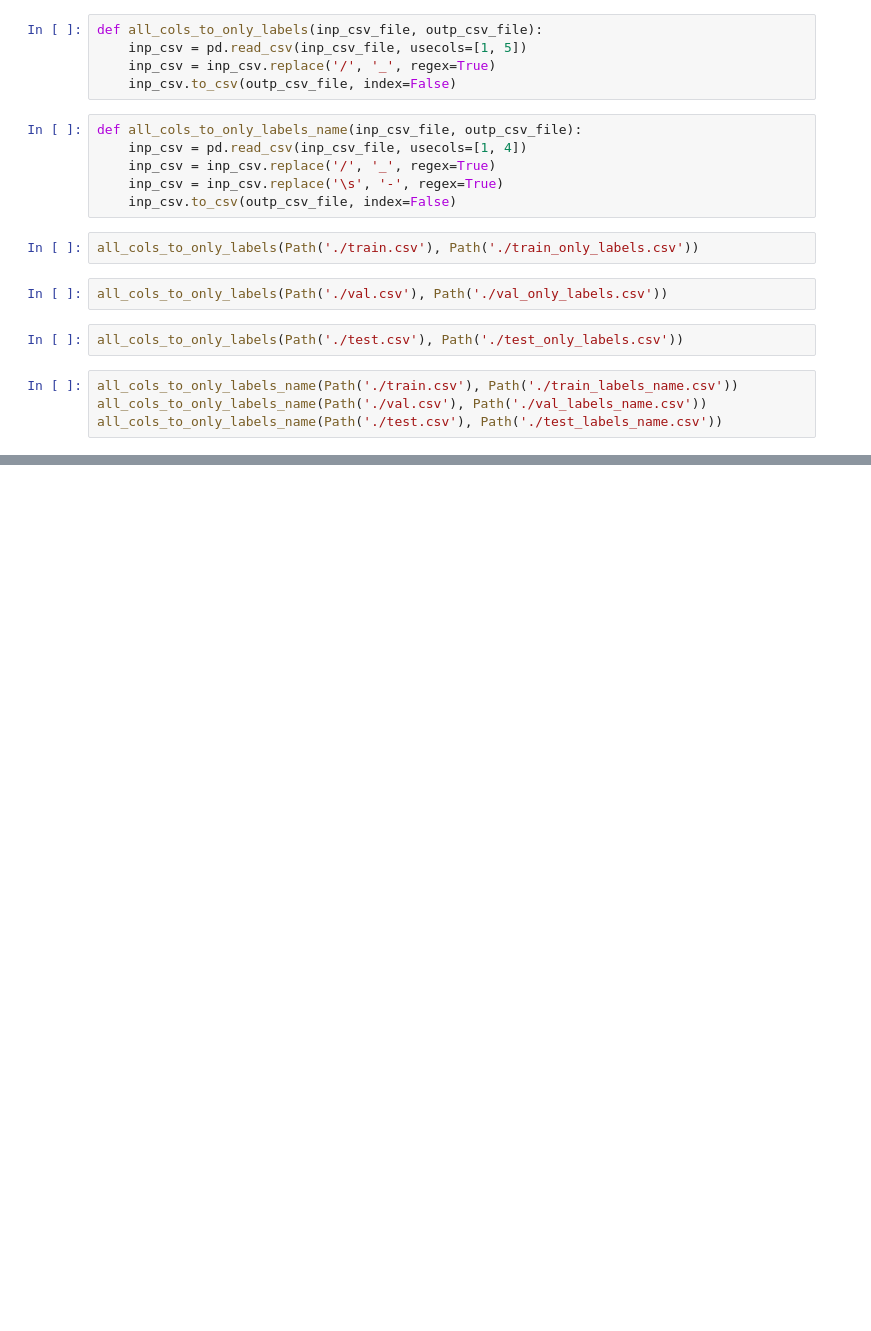
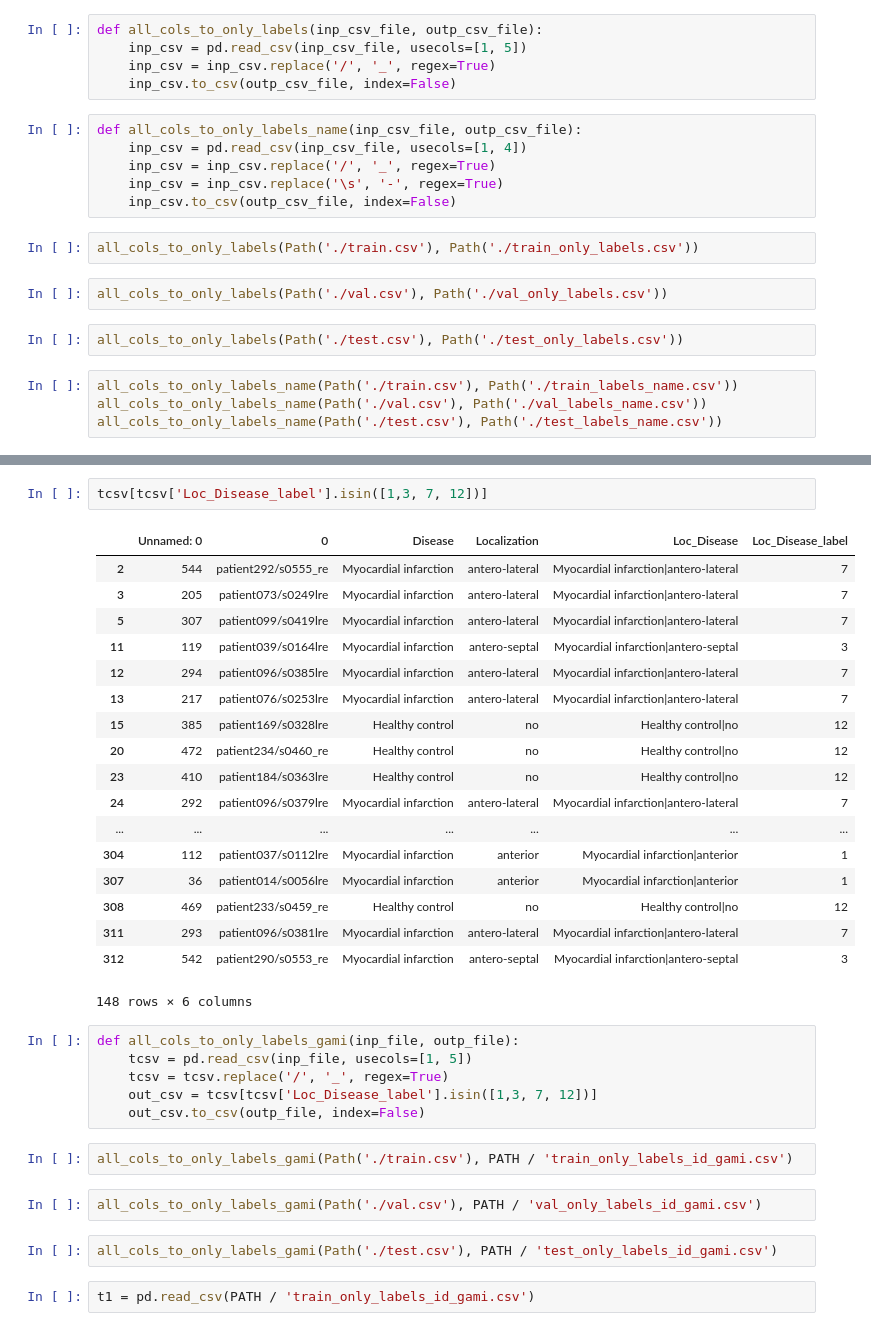
Before and after one commit to TheShadow29/btp-cv, a Jupyter notebook: code/preproc/create_csv.ipynb, the cells around one changed output, grey strips where cells are left out. Cells and saved outputs as stored; diff of their text form; blank space fills up the shorter version.

Commit message:
Adding gami csv files

```diff
--- a/code/preproc/create_csv.ipynb
+++ b/code/preproc/create_csv.ipynb
@@ -54,0 +87,35 @@ all_cols_to_only_labels_name(Path('./test.csv'), Path('./test_labels_name.csv'))
+# %%
+tcsv[tcsv['Loc_Disease_label'].isin([1,3, 7, 12])]
+# %% [output]
+|  | Unnamed: 0 | 0 | Disease | Localization | Loc_Disease | Loc_Disease_label |
+| 2 | 544 | patient292/s0555_re | Myocardial infarction | antero-lateral | Myocardial infarction|antero-lateral | 7 |
+| 3 | 205 | patient073/s0249lre | Myocardial infarction | antero-lateral | Myocardial infarction|antero-lateral | 7 |
+| 5 | 307 | patient099/s0419lre | Myocardial infarction | antero-lateral | Myocardial infarction|antero-lateral | 7 |
+| 11 | 119 | patient039/s0164lre | Myocardial infarction | antero-septal | Myocardial infarction|antero-septal | 3 |
+| 12 | 294 | patient096/s0385lre | Myocardial infarction | antero-lateral | Myocardial infarction|antero-lateral | 7 |
+| 13 | 217 | patient076/s0253lre | Myocardial infarction | antero-lateral | Myocardial infarction|antero-lateral | 7 |
+| 15 | 385 | patient169/s0328lre | Healthy control | no | Healthy control|no | 12 |
+| 20 | 472 | patient234/s0460_re | Healthy control | no | Healthy control|no | 12 |
+| 23 | 410 | patient184/s0363lre | Healthy control | no | Healthy control|no | 12 |
+| 24 | 292 | patient096/s0379lre | Myocardial infarction | antero-lateral | Myocardial infarction|antero-lateral | 7 |
+| ... | ... | ... | ... | ... | ... | ... |
+| 304 | 112 | patient037/s0112lre | Myocardial infarction | anterior | Myocardial infarction|anterior | 1 |
+| 307 | 36 | patient014/s0056lre | Myocardial infarction | anterior | Myocardial infarction|anterior | 1 |
+| 308 | 469 | patient233/s0459_re | Healthy control | no | Healthy control|no | 12 |
+| 311 | 293 | patient096/s0381lre | Myocardial infarction | antero-lateral | Myocardial infarction|antero-lateral | 7 |
+| 312 | 542 | patient290/s0553_re | Myocardial infarction | antero-septal | Myocardial infarction|antero-septal | 3 |
+148 rows × 6 columns
+# %%
+def all_cols_to_only_labels_gami(inp_file, outp_file):
+    tcsv = pd.read_csv(inp_file, usecols=[1, 5])
+    tcsv = tcsv.replace('/', '_', regex=True)
+    out_csv = tcsv[tcsv['Loc_Disease_label'].isin([1,3, 7, 12])]
+    out_csv.to_csv(outp_file, index=False)
+# %%
+all_cols_to_only_labels_gami(Path('./train.csv'), PATH / 'train_only_labels_id_gami.csv')
+# %%
+all_cols_to_only_labels_gami(Path('./val.csv'), PATH / 'val_only_labels_id_gami.csv')
+# %%
+all_cols_to_only_labels_gami(Path('./test.csv'), PATH / 'test_only_labels_id_gami.csv')
+# %%
+t1 = pd.read_csv(PATH / 'train_only_labels_id_gami.csv')
```
Also changed, not shown: parts of 6 cells of this notebook.
